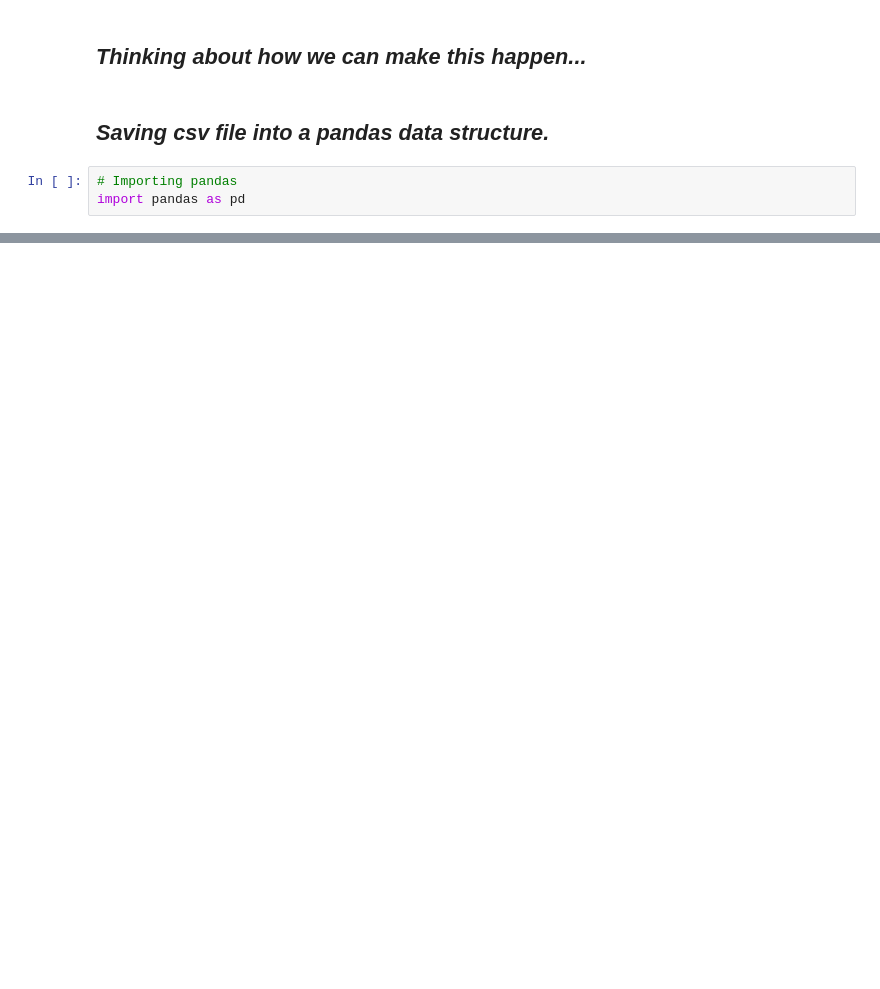
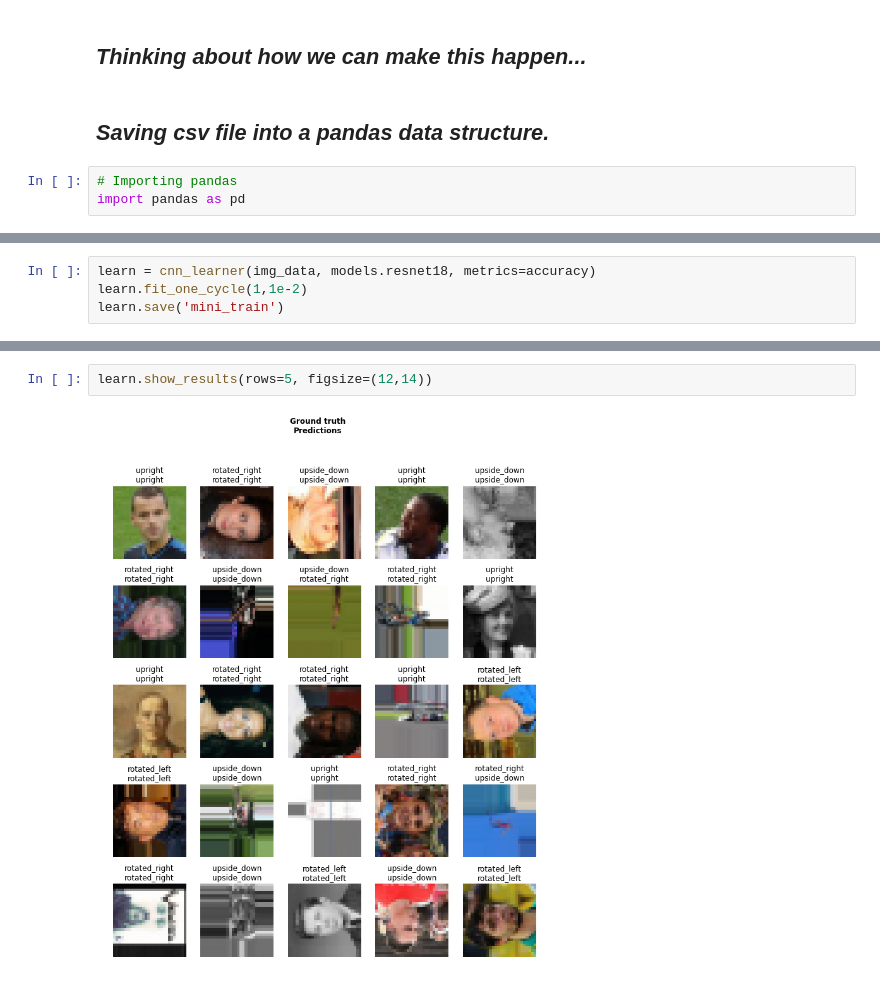
Before and after one commit to mtxslv/DStask, a Jupyter notebook: DeepLearningComputerVisionTask.ipynb, the cells around one changed output, grey strips where cells are left out. Drawn from its saved outputs; the diff is of its cells as text; blank space fills up the shorter version.

```diff
--- a/DeepLearningComputerVisionTask.ipynb
+++ b/DeepLearningComputerVisionTask.ipynb
@@ -106,0 +149,4 @@ data.head()
+# %%
+learn = cnn_learner(img_data, models.resnet18, metrics=accuracy)
+learn.fit_one_cycle(1,1e-2)
+learn.save('mini_train')
@@ -106,0 +157,4 @@ data.head()
+# %%
+learn.show_results(rows=5, figsize=(12,14))
+# %% [output]
+[figure, added]
```
Also changed, not shown: parts of 20 cells of this notebook.
